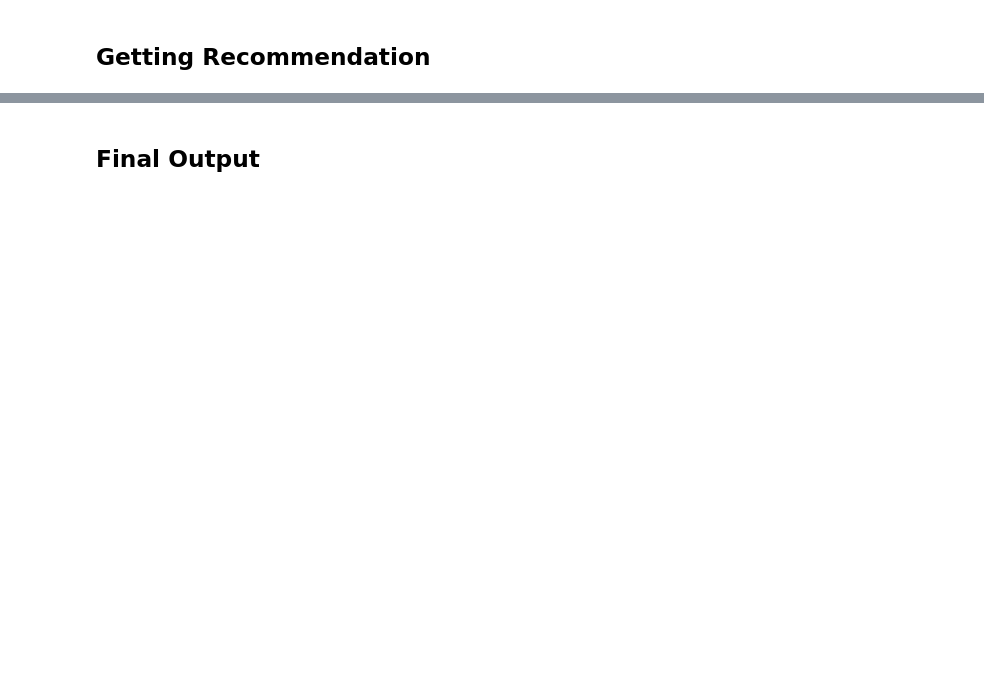
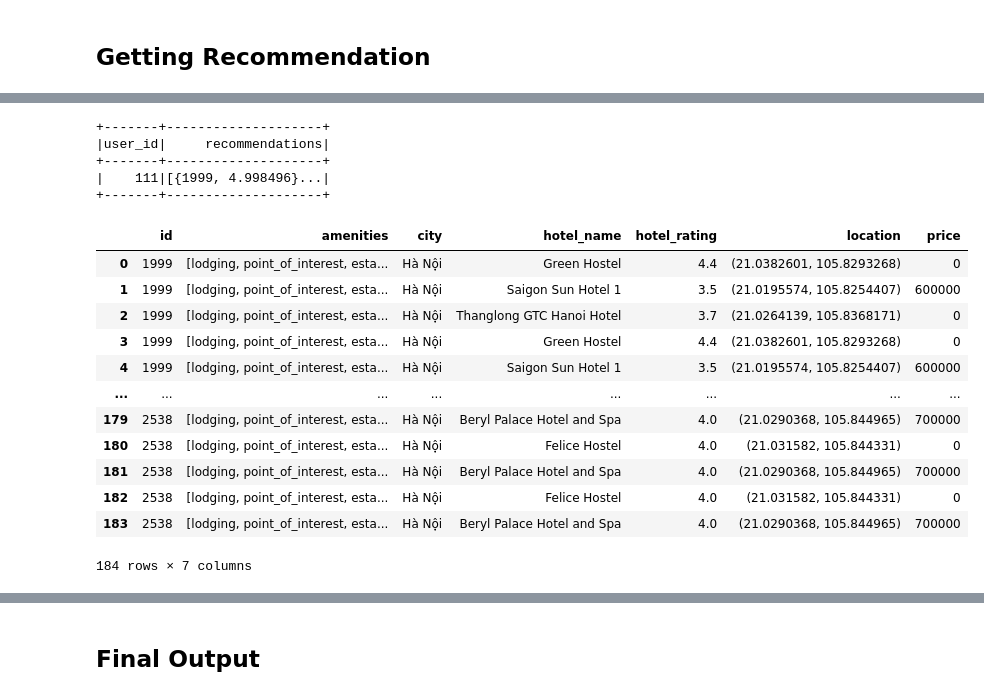
Before and after one commit to vuquangphong/bachelor-tourist-rec-model, a Jupyter notebook: main-model/src/get_hotel_rec.ipynb, the cells around one changed output, grey strips where cells are left out. Drawn from its saved outputs; the diff is of its cells as text; code cells hidden in the pictures; blank space fills up the shorter version.

```diff
--- a/main-model/src/get_hotel_rec.ipynb
+++ b/main-model/src/get_hotel_rec.ipynb
@@ -111,9 +178,55 @@ ALSModel: uid=ALS_c7ceb99ca3f9, rank=12
+# %%
+user = usrid_s2.select("user_id").distinct()
+recomm = model.recommendForUserSubset(user,50)
+recomm.createOrReplaceTempView('recomm')
+
+recomm.show()
+# %% [output]
++-------+--------------------+
+|user_id|     recommendations|
++-------+--------------------+
+|    111|[{1999, 4.998496}...|
++-------+--------------------+
 # %%
 u_tempdf = get_hotel_recc(spark, usrid_s2, model)
-hotel_df = hotel_df.join(u_tempdf, "id").withColumn("address",functions.lower(functions.col("address")))
-user_location = place.value.lower()
-hotel_sugg = hotel_df.where(hotel_df.address.contains(user_location))
+# hotel_df = hotel_df.join(u_tempdf, "id").withColumn("address",functions.lower(functions.col("address")))
+hotel_df = hotel_df.join(u_tempdf, "id")
+# user_location = place.value.lower()
+hotel_sugg = hotel_df.where(hotel_df.city == place.value)
+# hotel_sugg = hotel_df.where(hotel_df.address.contains(user_location))
 recc = hotel_sugg.dropna().toPandas()
+
+# hotel_df = spark.read.json(const.DIR_DATA_HOTEL)
+# hotel_df.createOrReplaceTempView('hotel_df')
+
+# hotel_temp_df = hotel_df.join(u_tempdf, "id")
+
+
+# TODO:
+# u_tempdf.createOrReplaceTempView('u_tempdf')
+# temp = spark.sql('select * from u_tempdf limit 30')
+# temp.show()
+# %%
+# hotel_df.createOrReplaceTempView('temp')
+# a = spark.sql('select count(*) from temp')
+# hotel_sugg.show()
+# u_tempdf.show()
+recc
+# hotel_df.show()
+# %% [output]
+|  | id | amenities | city | hotel_name | hotel_rating | location | price |
+| 0 | 1999 | [lodging, point_of_interest, esta... | Hà Nội | Green Hostel | 4.4 | (21.0382601, 105.8293268) | 0 |
+| 1 | 1999 | [lodging, point_of_interest, esta... | Hà Nội | Saigon Sun Hotel 1 | 3.5 | (21.0195574, 105.8254407) | 600000 |
+| 2 | 1999 | [lodging, point_of_interest, esta... | Hà Nội | Thanglong GTC Hanoi Hotel | 3.7 | (21.0264139, 105.8368171) | 0 |
+| 3 | 1999 | [lodging, point_of_interest, esta... | Hà Nội | Green Hostel | 4.4 | (21.0382601, 105.8293268) | 0 |
+| 4 | 1999 | [lodging, point_of_interest, esta... | Hà Nội | Saigon Sun Hotel 1 | 3.5 | (21.0195574, 105.8254407) | 600000 |
+| ... | ... | ... | ... | ... | ... | ... | ... |
+| 179 | 2538 | [lodging, point_of_interest, esta... | Hà Nội | Beryl Palace Hotel and Spa | 4.0 | (21.0290368, 105.844965) | 700000 |
+| 180 | 2538 | [lodging, point_of_interest, esta... | Hà Nội | Felice Hostel | 4.0 | (21.031582, 105.844331) | 0 |
+| 181 | 2538 | [lodging, point_of_interest, esta... | Hà Nội | Beryl Palace Hotel and Spa | 4.0 | (21.0290368, 105.844965) | 700000 |
+| 182 | 2538 | [lodging, point_of_interest, esta... | Hà Nội | Felice Hostel | 4.0 | (21.031582, 105.844331) | 0 |
+| 183 | 2538 | [lodging, point_of_interest, esta... | Hà Nội | Beryl Palace Hotel and Spa | 4.0 | (21.0290368, 105.844965) | 700000 |
+184 rows × 7 columns
 # %%
 %%capture
 final = dict()
```
Also changed, not shown: parts of 10 cells of this notebook, 9 other files.
